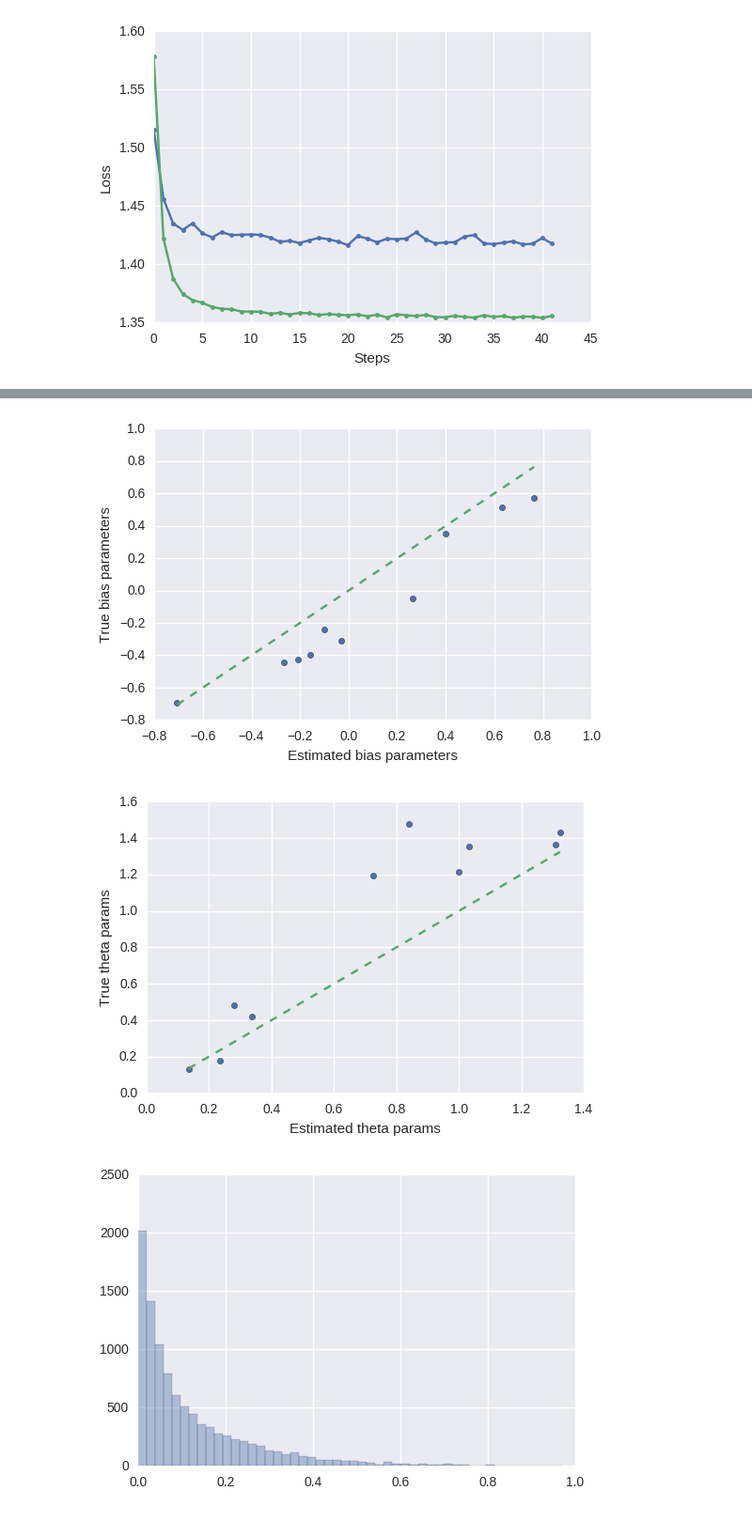
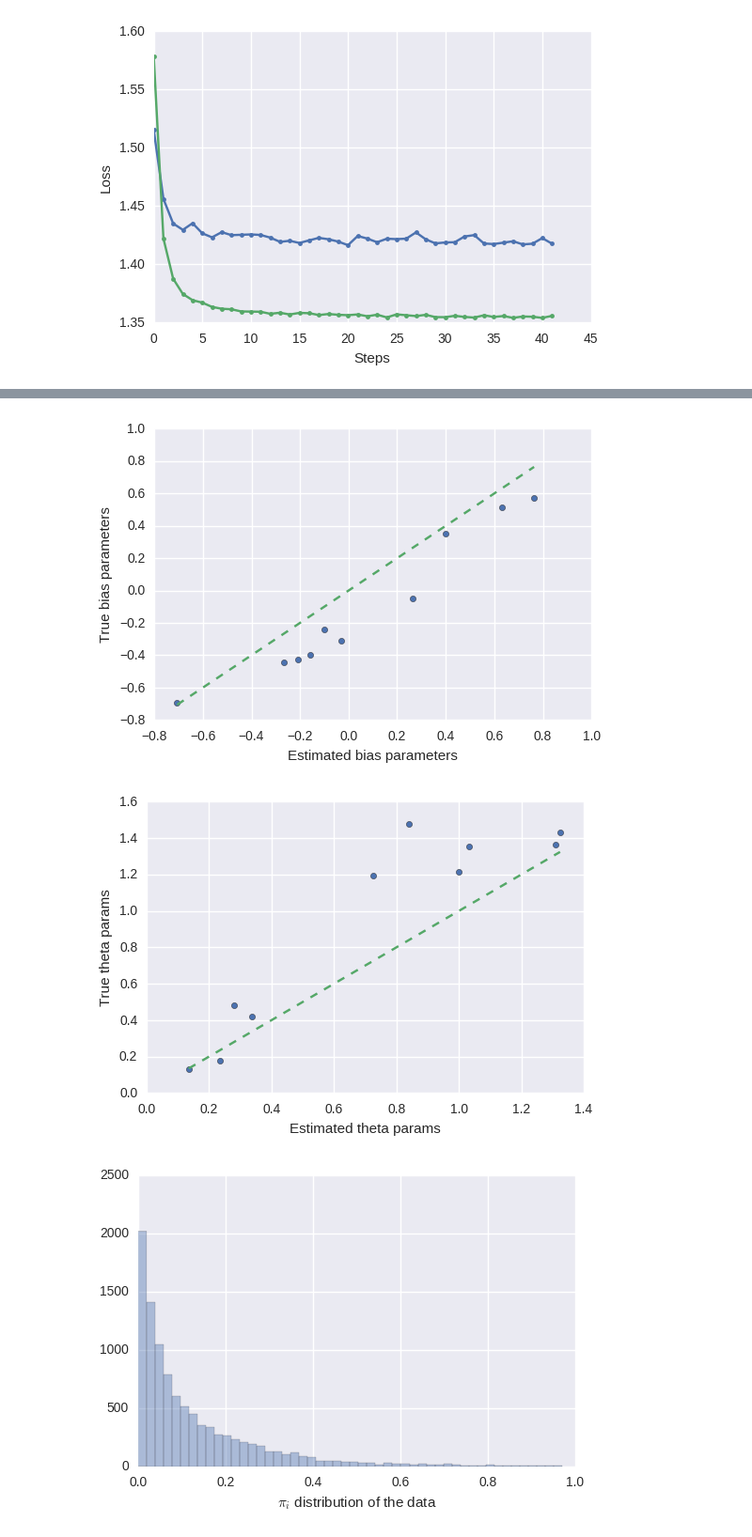
Before and after one commit to gokceneraslan/neuralnet_countmodels, a Jupyter notebook: Count models with neuralnets.ipynb, the cells around one changed output, grey strips where cells are left out. Shown: that part at 94% size. Drawn from its saved outputs; the diff is of its cells as text; code cells hidden in the pictures.

```diff
--- a/Count models with neuralnets.ipynb
+++ b/Count models with neuralnets.ipynb
@@ -680,20 +681,21 @@ Please switch to tf.summary.histogram. Note that tf.summary.histogram uses the n
 # %%
 x = K.eval(model.layers[-1].W).reshape(-1)
 y = W.reshape(-1)
 visualize(x, y, 'Estimated weight parameters', 'True weight parameters')
 
 x = K.eval(model.layers[-1].b).reshape(-1)
 y = b.reshape(-1)
 visualize(x, y, 'Estimated bias parameters', 'True bias parameters')
 
 x = K.eval(zinb.theta)
 y = dispersion
 visualize(x, y, 'Estimated theta params', 'True theta params')
 
 pi_model = Model(input=inputs, output=pi)
-_ = sns.distplot(pi_model.predict(X).reshape(-1), kde=False)
+sns.distplot(pi_model.predict(X).reshape(-1), kde=False)
+_ = plt.xlabel('$\pi_i$ distribution of the data')
 # %% [output]
 [figure]
 [figure]
 [figure]
-[figure, old version]
+[figure, new version]
```
Also changed, not shown: parts of 4 cells of this notebook.
